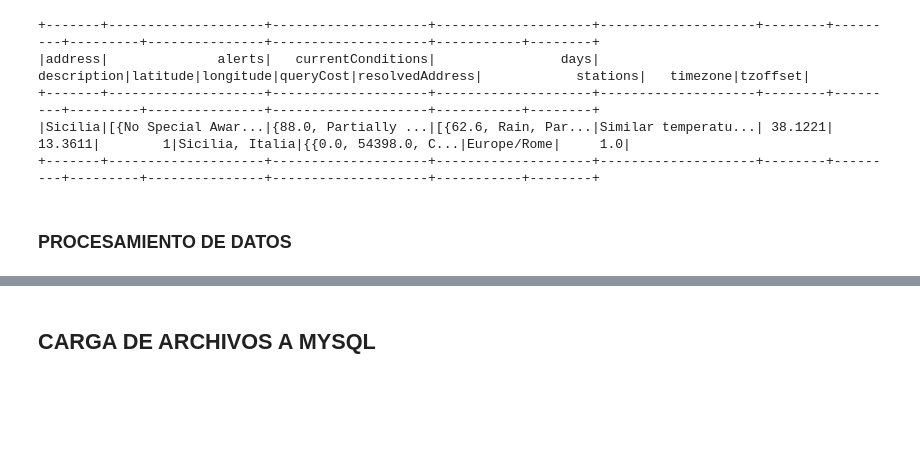
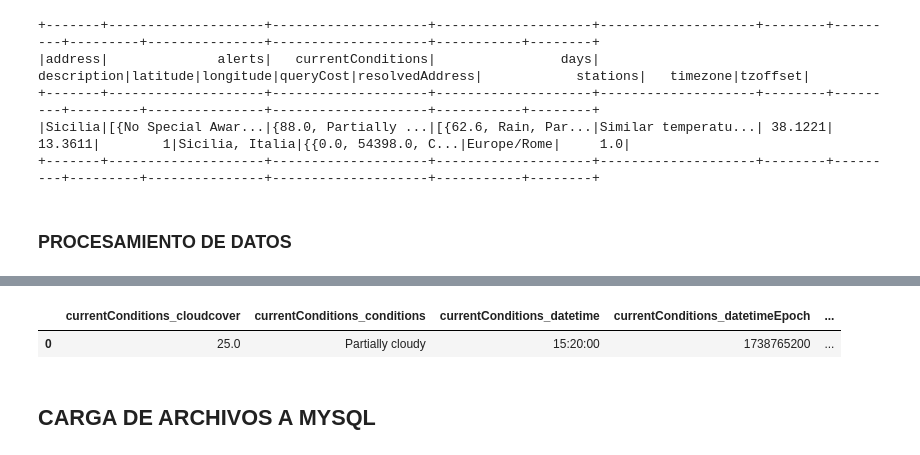
Before and after one commit to Facu6/Automatizaci-n_Datos_Clima, a Jupyter notebook: 2-Procesamiento.ipynb, the cells around one changed output, grey strips where cells are left out. Drawn from its saved outputs; the diff is of its cells as text; code cells hidden in the pictures; blank space fills up the shorter version.

```diff
--- a/2-Procesamiento.ipynb
+++ b/2-Procesamiento.ipynb
@@ -478,7 +563,7 @@ dfDesanidadoStruct_Current_Station_2 = {}
 
 dfDesanidadoStruct_Stations_2 = {}
 
-
+# 1 -
 aplicar_dataframe('explotar', df, dfExplodedArray_Alerts_Days_1)
 aplicar_dataframe('desanidar', df, dfDesanidadoStruct_Current_Station_1)
 aplicar_dataframe('desanidar', dfExplodedArray_Alerts_Days_1, dfDesanidadoStruct_Days_2)
@@ -488,6 +573,7 @@ aplicar_dataframe('desanidar', dfDesanidadoStruct_Current_Station_1, dfDesanidad
 
 aplicar_dataframe('explotar', dfDesanidadoStruct_Current_Station_1, dfDesanidadoStruct_Current_Station_2)
 
+# 2 -
 reemplazar_nulos(dfExplodedArray_Alerts_Days_1)
 reemplazar_nulos(dfDesanidadoStruct_Days_2)
 reemplazar_nulos(dfExplodeArray_DaysHours_DayStation_3)
@@ -495,23 +581,45 @@ reemplazar_nulos(dfDesanidadoStruct_DaysHours_4)
 reemplazar_nulos(dfDesanidadoStruct_Current_Station_2)
 reemplazar_nulos(dfDesanidadoStruct_Stations_2)
 
-# # ELIMINACIÓN DE COLUMNAS STRUCT/ARRAY
+# 3 - ELIMINACIÓN DE COLUMNAS STRUCT/ARRAY
 df_Days_2_eliminacionColumna = eliminar_columna(dfDesanidadoStruct_Days_2, 'days_hours', 'days')
 df_original = eliminar_columna(df, ['alerts', 'currentConditions', 'days', 'stations'])
 
-# # ELIMINACIÓN DE CORCHETES DE COLUMNAS ARRAY
+# 4 - ELIMINACIÓN DE CORCHETES DE COLUMNAS ARRAY
 df_Days_2_Final = eliminar_corchetes_array(df_Days_2_eliminacionColumna)
 df_Days_Hours_Final = eliminar_corchetes_array(dfDesanidadoStruct_DaysHours_4, 'days_hours')
 df_currentConditions_Final = eliminar_corchetes_array(dfDesanidadoStruct_Current_Station_1, 'currentConditions')
 
-# # UNIFICACIONES
+# 5 - UNIFICACIONES
 dfUnificado_stations = unificar_df(dfDesanidadoStruct_Stations_2)
 
+# ASIGNACIÓN VALORES IDs INCREMENTALES A DF station
+df_asignacionID_Stations = asignar_ids_incrementales_stations(dfUnificado_stations, 'id', 'id_stations')
+
+# 6 - EXPANSIÓN Y MAPEO DE COLUMNAS STATIONS EN LOS DISTINTOS DFs
+df_currenConditions_expansion = expandir_stations(df_currentConditions_Final['currentConditions'], 'currentConditions_stations')
+df_Days_expansion = expandir_stations(df_Days_2_Final, 'days_stations')
+df_daysHours_expansion = expandir_stations(df_Days_Hours_Final['days_hours'], 'days_hours_stations')
+# 6.1 - MAPEO
+df_currentConditions_mapeo = mapear_ids_stations(df_currenConditions_expansion, df_asignacionID_Stations, 'currentConditions_stations')
+df_Days_mapeo = mapear_ids_stations(df_Days_expansion, df_asignacionID_Stations, 'days_stations')
+df_daysHours_mapeo = mapear_ids_stations(df_daysHours_expansion, df_asignacionID_Stations, 'days_hours_stations')
+
+# ELIMINACIÓN COLUMNAS YA UTILIZADAS PARA EL MAPEO DE IDs
+df_currentConditions_eliminacionColumnas = eliminar_columna(df_currentConditions_mapeo, ['currentConditions_stations'])
+df_Days_eliminacionColumna = eliminar_columna(df_Days_mapeo, ['days_stations'])
+df_daysHours_eliminacionColumna = eliminar_columna(df_daysHours_mapeo, ['days_hours_stations'])
+
+# REEMPLAZO DE NULOS LUEGO DE ASIGNACIONES DE IDs
+df_currentConditions_final = reemplazar_nulos(df_currentConditions_eliminacionColumnas)
+df_Days_final = reemplazar_nulos(df_Days_eliminacionColumna)
+df_daysHours_final = reemplazar_nulos(df_daysHours_eliminacionColumna)
+
 # TRANSFORMACIONES A PANDAS
-dfPandas_stations = transformar_dfPandas(dfUnificado_stations)
-dfPandas_currentConditions = transformar_dfPandas(df_currentConditions_Final, 'currentConditions')
-dfPandas_Days = transformar_dfPandas(df_Days_2_Final)
-dfPandas_DayHours = transformar_dfPandas(df_Days_Hours_Final, 'days_hours')
+dfPandas_stations = transformar_dfPandas(df_asignacionID_Stations)
+dfPandas_currentConditions = transformar_dfPandas(df_currentConditions_final)
+dfPandas_Days = transformar_dfPandas(df_Days_final)
+dfPandas_DayHours = transformar_dfPandas(df_daysHours_final)
 dfPandas_Original = transformar_dfPandas(df_original)
 
 # # # GUARDAR DF DE PANDAS EN FORMATO CSV
@@ -667,8 +631,11 @@ only showing top 20 rows
 # %%
 import pandas as pd
 pd.set_option('display.max_columns', None)
 
-dfPandas_DayHours
+dfPandas_currentConditions.head()
+# %% [output]
+|  | currentConditions_cloudcover | currentConditions_conditions | currentConditions_datetime | currentConditions_datetimeEpoch | ... |
+| 0 | 25.0 | Partially cloudy | 15:20:00 | 1738765200 | ... |
 # %% [markdown]
 ## CARGA DE ARCHIVOS A MYSQL
 # %%
```
Also changed, not shown: parts of 10 cells of this notebook, 1 other file.
